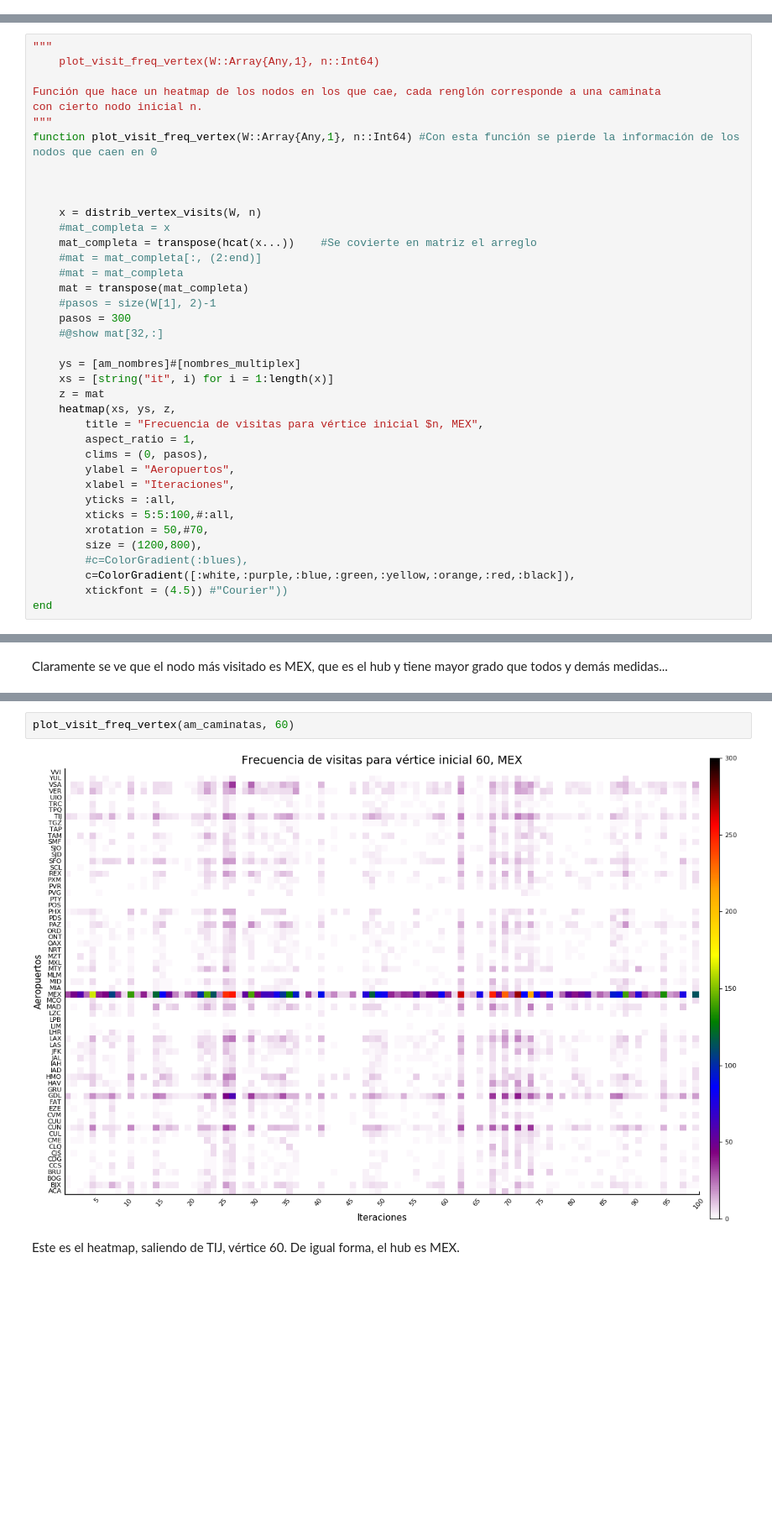
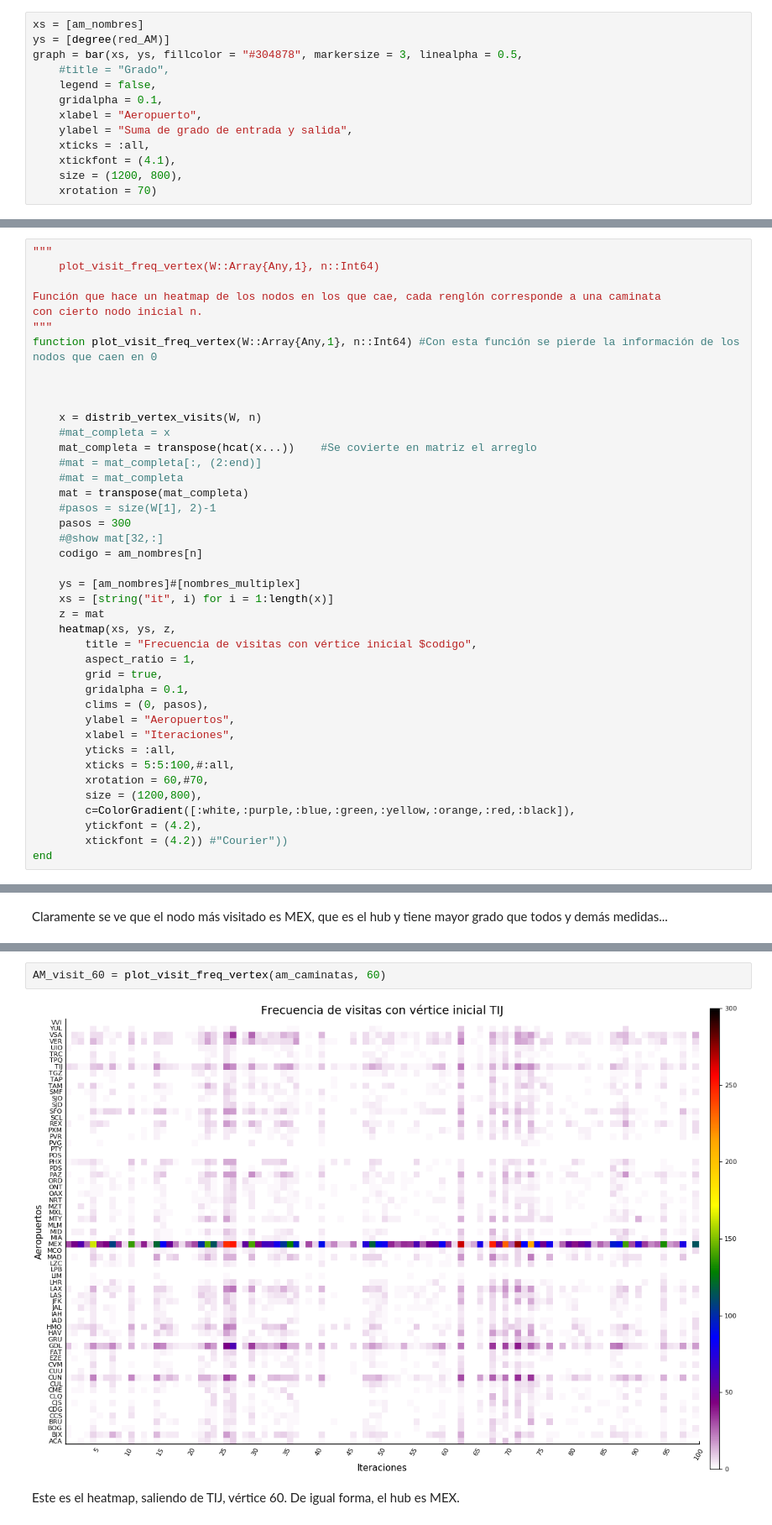
Before and after one commit to Yuriyama/Proyecto_aerolineas, a Jupyter notebook: Code/AM.ipynb, the cells around one changed output, grey strips where cells are left out. Shown at 84% size. Drawn from its saved outputs; the diff is of its cells as text; blank space fills up the shorter version.

```diff
--- a/Code/AM.ipynb
+++ b/Code/AM.ipynb
@@ -670,0 +757,13 @@ plot_distrib(am_matriz, "out", "AM Distribución de Grados de Salida", "DarkBlue
+# %%
+xs = [am_nombres]
+ys = [degree(red_AM)]
+graph = bar(xs, ys, fillcolor = "#304878", markersize = 3, linealpha = 0.5,
+    #title = "Grado",
+    legend = false,
+    gridalpha = 0.1,
+    xlabel = "Aeropuerto",
+    ylabel = "Suma de grado de entrada y salida",
+    xticks = :all,
+    xtickfont = (4.1),
+    size = (1200, 800),
+    xrotation = 70)
@@ -1259,23 +1380,26 @@ function plot_visit_freq_vertex(W::Array{Any,1}, n::Int64) #Con esta función se
     #pasos = size(W[1], 2)-1
     pasos = 300
     #@show mat[32,:]
+    codigo = am_nombres[n]
 
     ys = [am_nombres]#[nombres_multiplex]
     xs = [string("it", i) for i = 1:length(x)]
     z = mat
     heatmap(xs, ys, z,
-        title = "Frecuencia de visitas para vértice inicial $n, MEX",
+        title = "Frecuencia de visitas con vértice inicial $codigo",
         aspect_ratio = 1,
+        grid = true,
+        gridalpha = 0.1,
         clims = (0, pasos),
         ylabel = "Aeropuertos",
         xlabel = "Iteraciones",
         yticks = :all,
         xticks = 5:5:100,#:all,
-        xrotation = 50,#70,
+        xrotation = 60,#70,
         size = (1200,800),
-        #c=ColorGradient(:blues),
         c=ColorGradient([:white,:purple,:blue,:green,:yellow,:orange,:red,:black]),
-        xtickfont = (4.5)) #"Courier"))
+        ytickfont = (4.2),
+        xtickfont = (4.2)) #"Courier"))
 end
 # %% [output]
 plot_visit_freq_vertex
@@ -1288,6 +1422,6 @@ Claramente se ve que el nodo más visitado es MEX, que es el hub y tiene mayor g
 # %%
-plot_visit_freq_vertex(am_caminatas, 60)
+AM_visit_60 = plot_visit_freq_vertex(am_caminatas, 60)
 # %% [output]
-[figure, old version]
+[figure, new version]
 # %% [markdown]
 Este es el heatmap, saliendo de TIJ, vértice 60. De igual forma, el hub es MEX.
```
Also changed, not shown: parts of 96 cells of this notebook.
